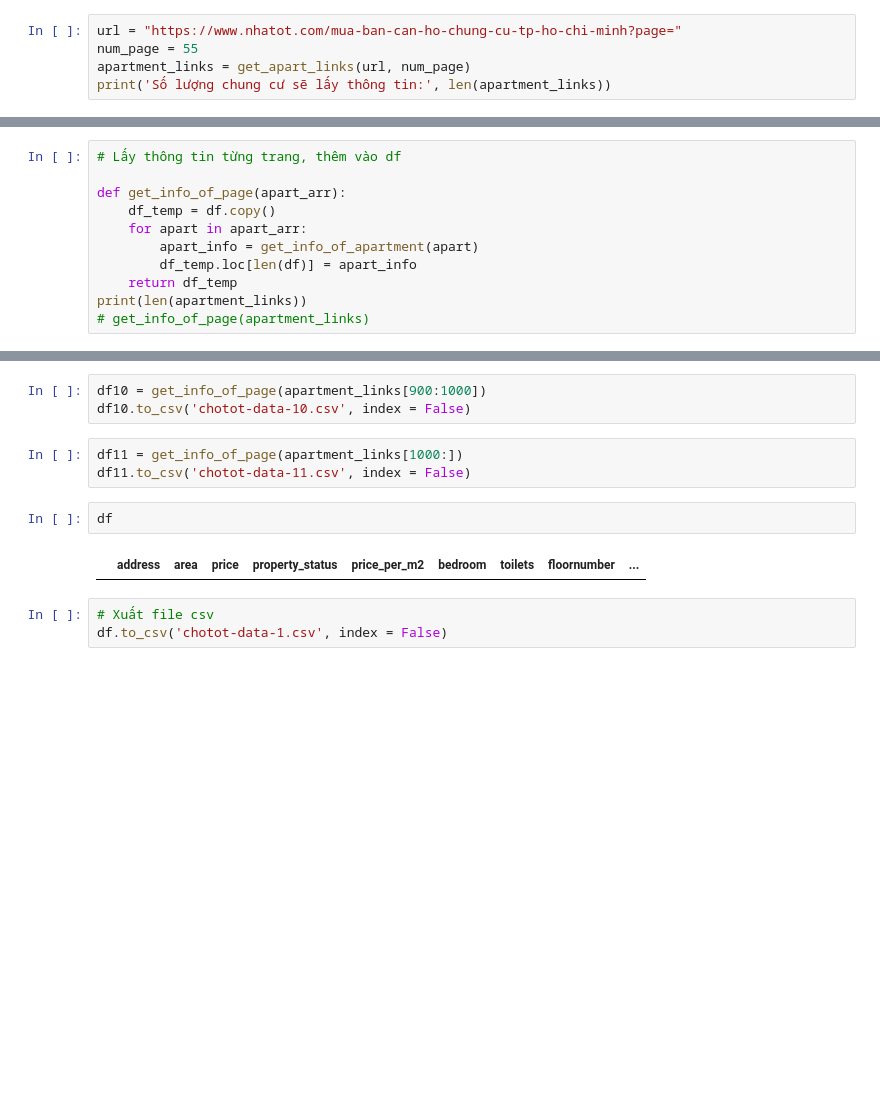
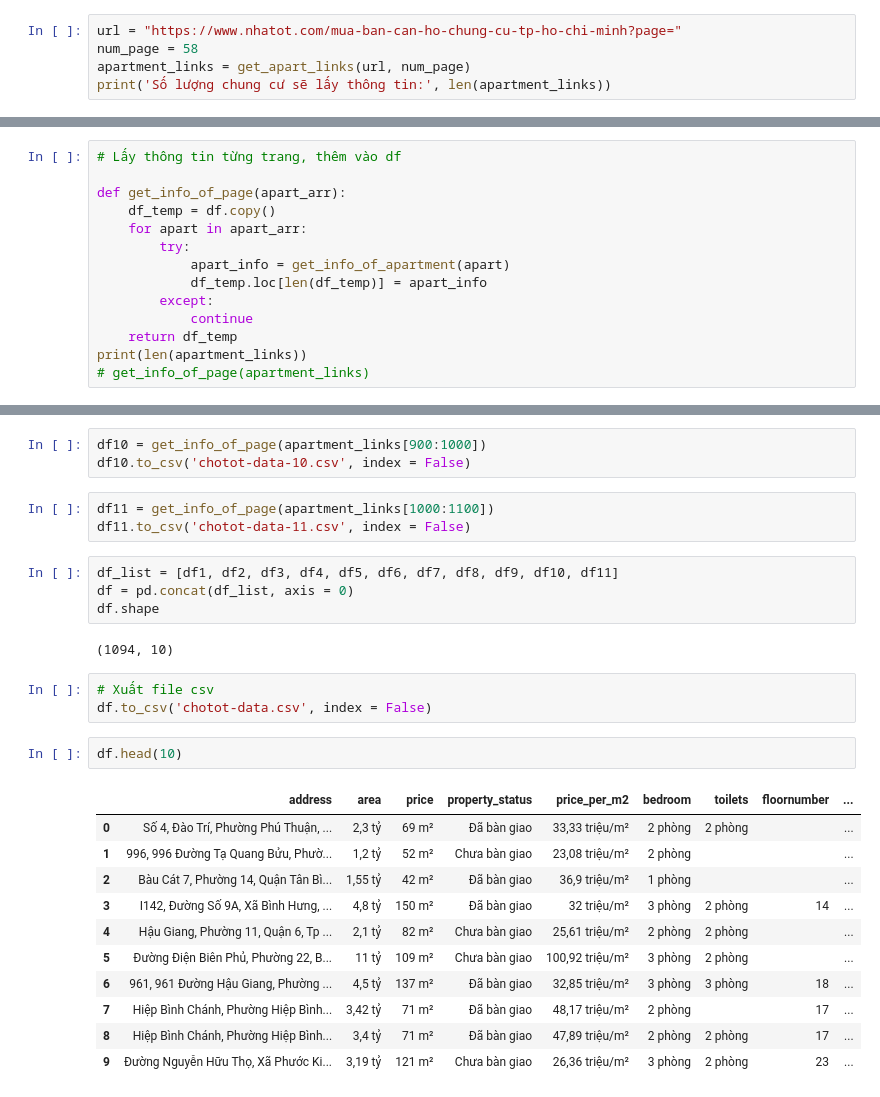
Before and after one commit to VTaPo/NMKHDL_Project_Gr10, a Jupyter notebook: crawl-chotot.ipynb, the cells around one changed output, grey strips where cells are left out. Saved outputs shown, nothing was run; the diff lists cells and outputs as text; blank space fills up the shorter version.

Commit message:
Add files via upload
Done - Thu thập dữ liệu
- Xong code + Run
- Đã xuất file: chotot-data.csv, đủ shape = (1094, 10)

```diff
--- a/crawl-chotot.ipynb
+++ b/crawl-chotot.ipynb
@@ -55,6 +62,6 @@ def get_apart_links(url, num_page):
 # %%
 url = "https://www.nhatot.com/mua-ban-can-ho-chung-cu-tp-ho-chi-minh?page="
-num_page = 55
+num_page = 58
 apartment_links = get_apart_links(url, num_page)
 print('Số lượng chung cư sẽ lấy thông tin:', len(apartment_links))
 # %% [output]
@@ -105,8 +118,11 @@ def get_info_of_apartment(apartment_link):
 def get_info_of_page(apart_arr):
     df_temp = df.copy()
     for apart in apart_arr:
-        apart_info = get_info_of_apartment(apart)
-        df_temp.loc[len(df)] = apart_info
+        try:
+            apart_info = get_info_of_apartment(apart)
+            df_temp.loc[len(df_temp)] = apart_info
+        except:
+            continue
     return df_temp
 print(len(apartment_links))
 # get_info_of_page(apartment_links)
@@ -143,12 +165,28 @@ df9.to_csv('chotot-data-9.csv', index = False)
 df10 = get_info_of_page(apartment_links[900:1000])
 df10.to_csv('chotot-data-10.csv', index = False)
 # %%
-df11 = get_info_of_page(apartment_links[1000:])
+df11 = get_info_of_page(apartment_links[1000:1100])
 df11.to_csv('chotot-data-11.csv', index = False)
+# %%
+df_list = [df1, df2, df3, df4, df5, df6, df7, df8, df9, df10, df11]
+df = pd.concat(df_list, axis = 0)
+df.shape
+# %% [output]
+(1094, 10)
+# %%
+# Xuất file csv
+df.to_csv('chotot-data.csv', index = False)
 # %%
-df
+df.head(10)
 # %% [output]
 |  | address | area | price | property_status | price_per_m2 | bedroom | toilets | floornumber | ... |
+| 0 | Số 4, Đào Trí, Phường Phú Thuận, ... | 2,3 tỷ | 69 m² | Đã bàn giao | 33,33 triệu/m² | 2 phòng | 2 phòng |  | ... |
+| 1 | 996, 996 Đường Tạ Quang Bửu, Phườ... | 1,2 tỷ | 52 m² | Chưa bàn giao | 23,08 triệu/m² | 2 phòng |  |  | ... |
+| 2 | Bàu Cát 7, Phường 14, Quận Tân Bì... | 1,55 tỷ | 42 m² | Đã bàn giao | 36,9 triệu/m² | 1 phòng |  |  | ... |
+| 3 | I142, Đường Số 9A, Xã Bình Hưng, ... | 4,8 tỷ | 150 m² | Đã bàn giao | 32 triệu/m² | 3 phòng | 2 phòng | 14 | ... |
+| 4 | Hậu Giang, Phường 11, Quận 6, Tp ... | 2,1 tỷ | 82 m² | Chưa bàn giao | 25,61 triệu/m² | 2 phòng | 2 phòng |  | ... |
+| 5 | Đường Điện Biên Phủ, Phường 22, B... | 11 tỷ | 109 m² | Chưa bàn giao | 100,92 triệu/m² | 3 phòng | 2 phòng |  | ... |
+| 6 | 961, 961 Đường Hậu Giang, Phường ... | 4,5 tỷ | 137 m² | Đã bàn giao | 32,85 triệu/m² | 3 phòng | 3 phòng | 18 | ... |
+| 7 | Hiệp Bình Chánh, Phường Hiệp Bình... | 3,42 tỷ | 71 m² | Đã bàn giao | 48,17 triệu/m² | 2 phòng |  | 17 | ... |
+| 8 | Hiệp Bình Chánh, Phường Hiệp Bình... | 3,4 tỷ | 71 m² | Đã bàn giao | 47,89 triệu/m² | 2 phòng | 2 phòng | 17 | ... |
+| 9 | Đường Nguyễn Hữu Thọ, Xã Phước Ki... | 3,19 tỷ | 121 m² | Chưa bàn giao | 26,36 triệu/m² | 3 phòng | 2 phòng | 23 | ... |
-# %%
-# Xuất file csv
-df.to_csv('chotot-data-1.csv', index = False)
```
Also changed, not shown: parts of 9 cells of this notebook, 1 other file.
